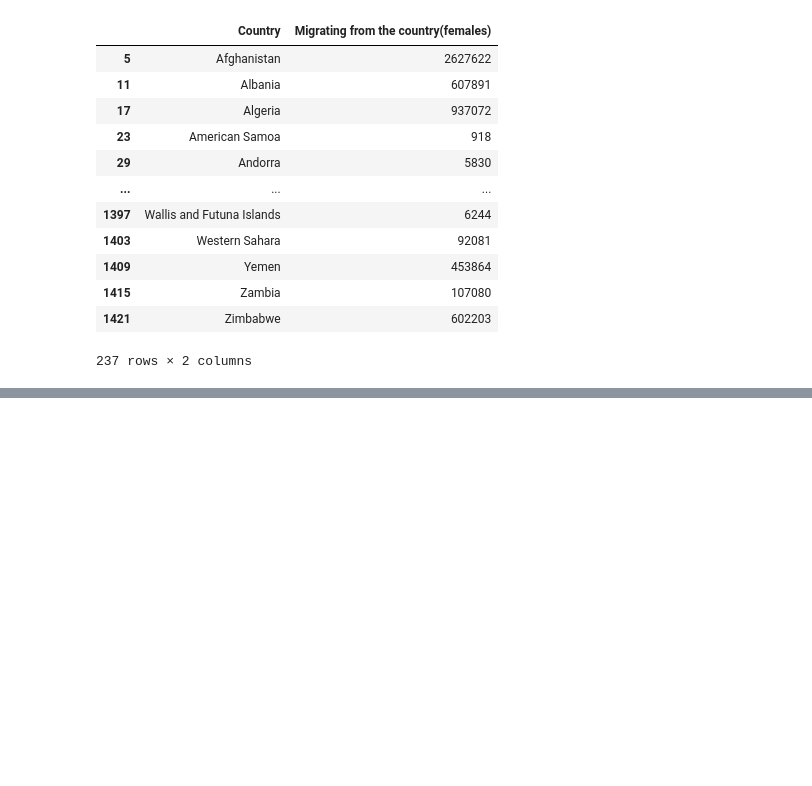
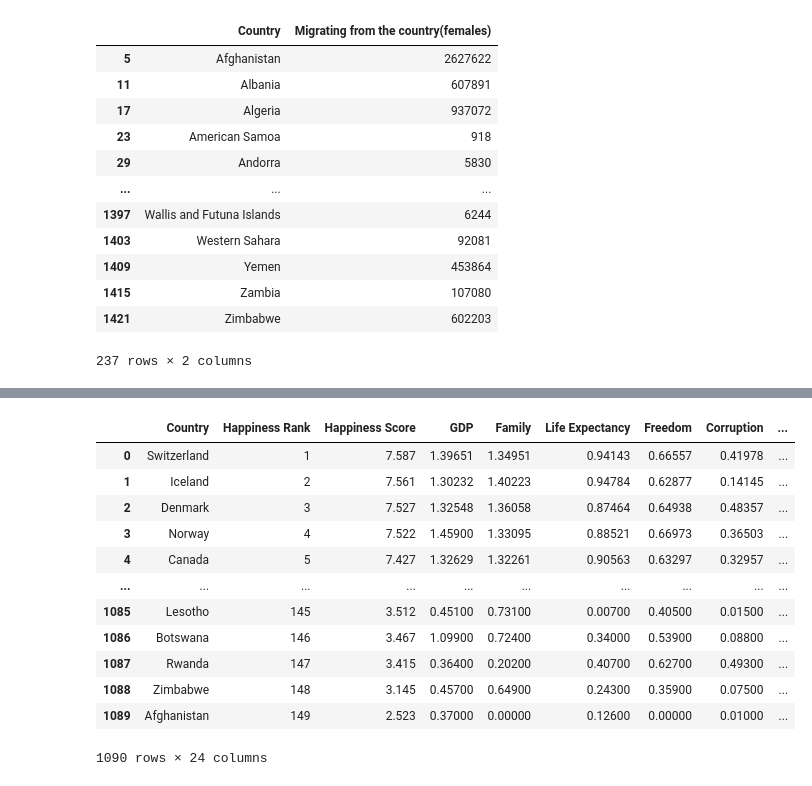
Before and after one commit to AlanDeng7/Module-16-Group4-Project3, a Jupyter notebook: Data Cleaning/ETL files/alan-ETL.ipynb, the cells around one changed output, grey strips where cells are left out. Saved outputs shown, nothing was run; the diff lists cells and outputs as text; code cells hidden in the pictures; blank space fills up the shorter version.

```diff
--- a/Data Cleaning/ETL files/alan-ETL.ipynb
+++ b/Data Cleaning/ETL files/alan-ETL.ipynb
@@ -1238,0 +1265,3 @@ with open('data.json', 'w') as json_file:
+# %%
+iso_code_df = pd.read_csv("../Raw Data/iso_code.csv")
+iso_code_df.head()
@@ -1238,0 +1275,29 @@ with open('data.json', 'w') as json_file:
+# %%
+iso_code_df["Name"] = iso_code_df["Name"].str.strip('"')
+# %%
+#renaming data to match based data
+iso_code_df["Name"] = iso_code_df["Name"].replace({"Bolivia, Plurinational State of": "Bolivia",
+    "Bonaire, Sint Eustatius and Saba":"Bonaire Sint Eustatius and Saba",
+    "Falkland Islands (Malvinas)":"Falkland Islands",
+    "Iran, Islamic Republic of":"Iran",
+    "Korea, Republic of":"South Korea",
+    "Lao People's Democratic Republic":"Laos",
+    "Macedonia, the Former Yugoslav Republic of":"Macedonia",
+    "Taiwan, Province of China":"Taiwan",
+    "Tanzania, United Republic of":"Tanzania",
+    "Venezuela, Bolivarian Republic of":"Venezuela",
+    "Viet Nam":"Vietnam",
+    "Micronesia":"Micronesia (country)",
+    "Syrian Arab Republic":"Syria",
+    "Russian Federation":"Russia",
+    "Palestine, State of":"Palestinian Territories",
+    "Côte d'Ivoire":"Ivory Coast",
+    "Moldova, Republic of":"Moldova",
+    "Somaliland region":"Somalia",
+    "Congo, the Democratic Republic of the":"Congo (Kinshasa)",
+    "Congo":"Congo (Brazzaville)",
+    "Macedonia, the Former Yugoslav Republic of":"Macedonia"})
+
+iso_code_df.rename(columns={"Name":"Country"}, inplace=True)
+
+iso_code_df
@@ -1238,0 +1318,26 @@ with open('data.json', 'w') as json_file:
+# %%
+
+new_row1 = {"Country": "Kosovo", "Code": "XK"}
+new_row2 = {"Country": "North Cyprus", "Code": "MK"}
+new_row3 = {"Country": "Namibia", "Code": "NA"}
+
+iso_code_df.loc[len(iso_code_df)] = new_row1
+iso_code_df.loc[len(iso_code_df)] = new_row2
+iso_code_df.loc[len(iso_code_df)] = new_row3
+# %%
+all_df = all_df.merge(iso_code_df, on="Country", how="left")
+all_df
+# %% [output]
+|  | Country | Happiness Rank | Happiness Score | GDP | Family | Life Expectancy | Freedom | Corruption | ... |
+| 0 | Switzerland | 1 | 7.587 | 1.39651 | 1.34951 | 0.94143 | 0.66557 | 0.41978 | ... |
+| 1 | Iceland | 2 | 7.561 | 1.30232 | 1.40223 | 0.94784 | 0.62877 | 0.14145 | ... |
+| 2 | Denmark | 3 | 7.527 | 1.32548 | 1.36058 | 0.87464 | 0.64938 | 0.48357 | ... |
+| 3 | Norway | 4 | 7.522 | 1.45900 | 1.33095 | 0.88521 | 0.66973 | 0.36503 | ... |
+| 4 | Canada | 5 | 7.427 | 1.32629 | 1.32261 | 0.90563 | 0.63297 | 0.32957 | ... |
+| ... | ... | ... | ... | ... | ... | ... | ... | ... | ... |
+| 1085 | Lesotho | 145 | 3.512 | 0.45100 | 0.73100 | 0.00700 | 0.40500 | 0.01500 | ... |
+| 1086 | Botswana | 146 | 3.467 | 1.09900 | 0.72400 | 0.34000 | 0.53900 | 0.08800 | ... |
+| 1087 | Rwanda | 147 | 3.415 | 0.36400 | 0.20200 | 0.40700 | 0.62700 | 0.49300 | ... |
+| 1088 | Zimbabwe | 148 | 3.145 | 0.45700 | 0.64900 | 0.24300 | 0.35900 | 0.07500 | ... |
+| 1089 | Afghanistan | 149 | 2.523 | 0.37000 | 0.00000 | 0.12600 | 0.00000 | 0.01000 | ... |
+1090 rows × 24 columns
```
Also changed, not shown: parts of 23 cells of this notebook, 14 other files.
